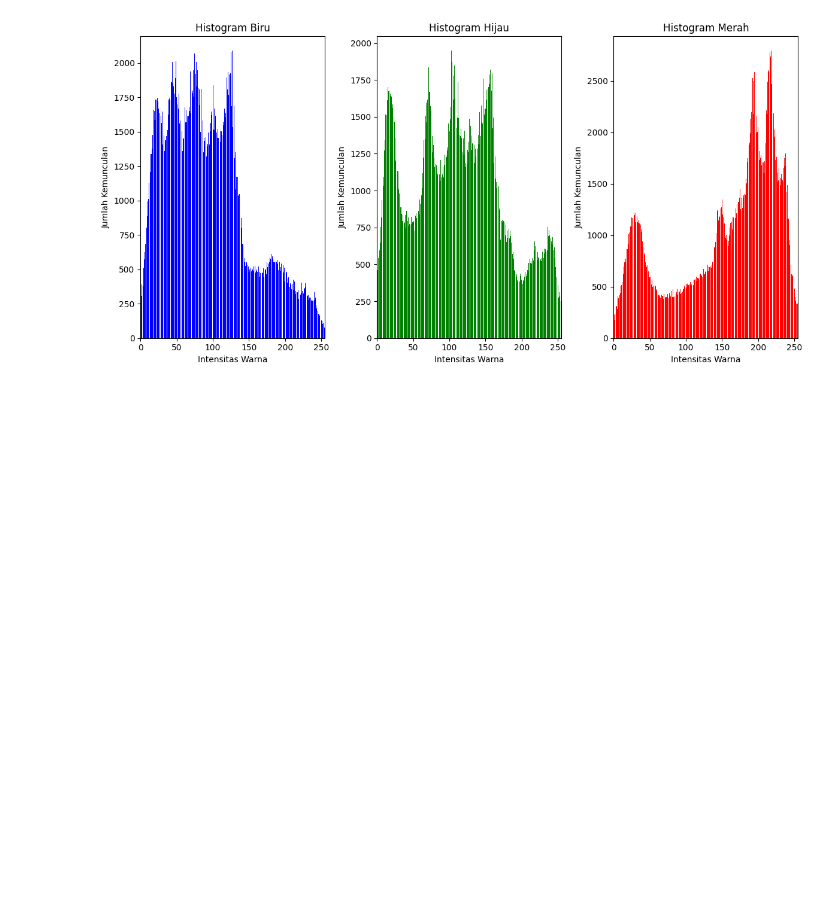
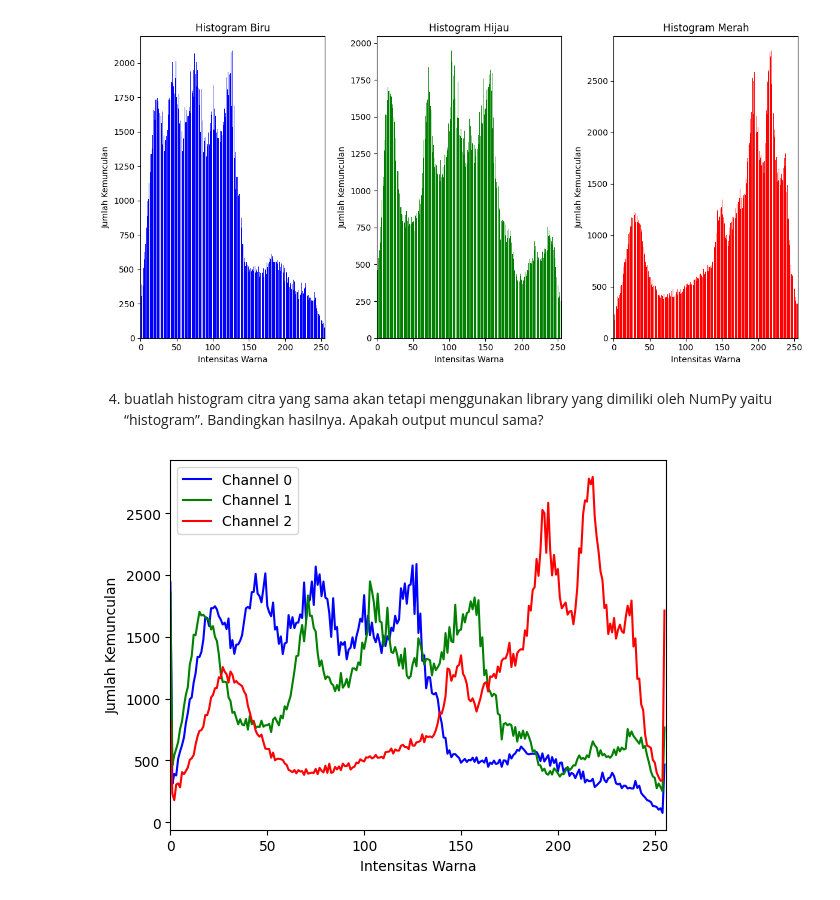
Before and after one commit to nasyawa/PCVK_GANJIL_2023, a Jupyter notebook: Week6.ipynb, the cells around one changed output. Saved outputs shown, nothing was run; the diff lists cells and outputs as text; code cells hidden in the pictures; blank space fills up the shorter version.

```diff
--- a/Week6.ipynb
+++ b/Week6.ipynb
@@ -71,3 +71,24 @@ plt.show()
 # %% [output]
 [figure]
 [figure]
+# %% [markdown]
+4. buatlah histogram citra yang sama akan tetapi menggunakan library yang dimiliki oleh NumPy yaitu “histogram”. Bandingkan hasilnya. Apakah output muncul sama?
+# %%
+# Saluran warna dan warna yang sesuai
+colors = ("b", "g", "r")
+channel_ids = (0, 1, 2)
+
+# Plot histogram
+plt.xlim([0, 256])
+for channel_id, color in zip(channel_ids, colors):
+    histogram, _ = np.histogram(
+        img[:, :, channel_id], bins=256, range=(0, 256)
+    )
+    plt.plot(histogram, color=color, label=f'Channel {channel_id}')
+
+plt.xlabel("Intensitas Warna")
+plt.ylabel("Jumlah Kemunculan")
+plt.legend()
+plt.show()
+# %% [output]
+[figure, added]
```
